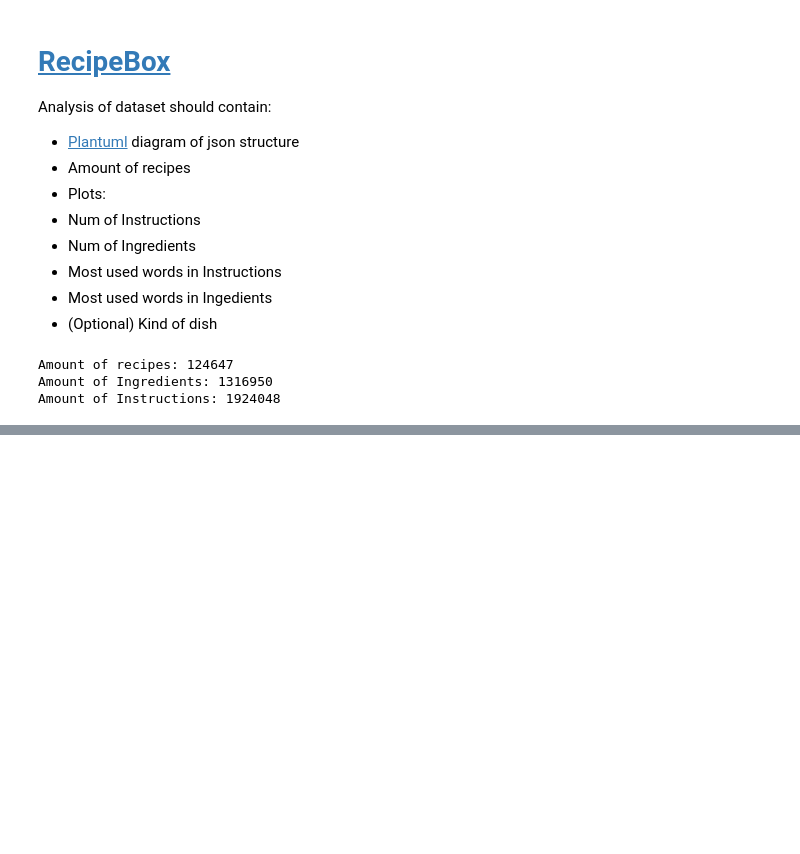
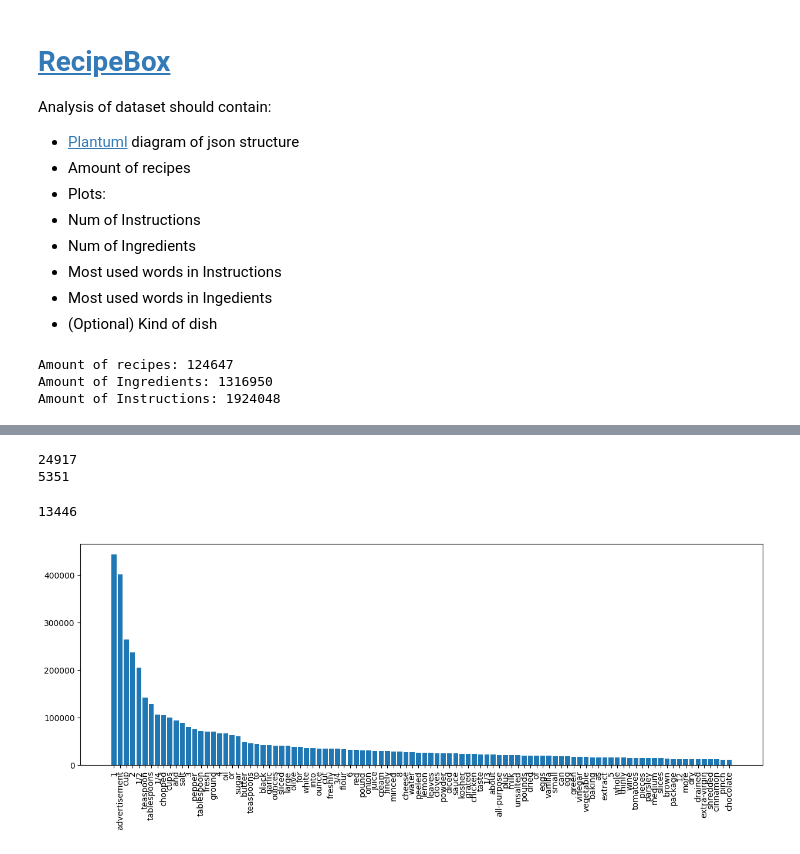
Before and after one commit to mscholl96/mad-recime, a Jupyter notebook: data/recipeBox/recipeBox.ipynb, the cells around one changed output, grey strips where cells are left out. Cells and saved outputs as stored; diff of their text form; code cells hidden in the pictures; blank space fills up the shorter version.

Commit message:
Add plots aswell.

```diff
--- a/data/recipeBox/recipeBox.ipynb
+++ b/data/recipeBox/recipeBox.ipynb
@@ -63,0 +62,29 @@ print(sortedIngredientsDict)
+# %%
+
+print(len(ingredientsDict))
+sortedIngredientsDict = sorted(ingredientsDict.items(), key=lambda x:x[1], reverse=True)
+#print(sortedIngredientsDict)
+# %% [output]
+24917
+5351
+# %%
+
+sortedIngredientsDictStripped = {k: v for k, v in sortedIngredientsDict if v > 1}
+print(len(sortedIngredientsDictStripped))
+# %% [output]
+13446
+# %%
+ingr = sortedIngredientsDictStripped.keys()
+value = sortedIngredientsDictStripped.values()
+# %%
+ingrStripped = list(ingr)[:100]
+# %%
+valueStripped = list(value)[:100]
+# %%
+
+plt.figure(figsize=(15,5), dpi=100)
+plt.bar(ingrStripped, valueStripped, align='center')
+plt.xticks(rotation='vertical')
+plt.show()
+# %% [output]
+[figure, added]
```
Also changed, not shown: parts of 2 cells of this notebook.
